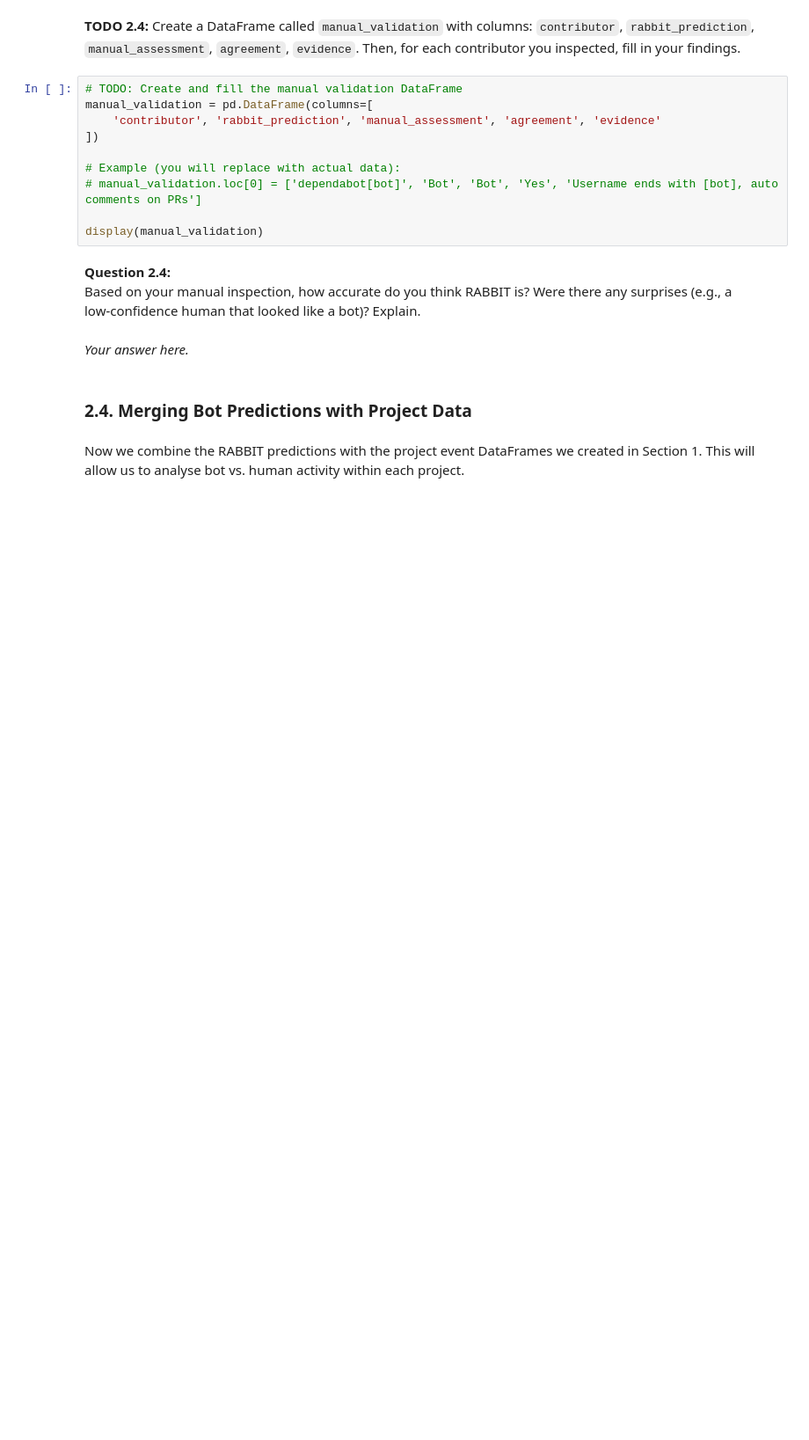
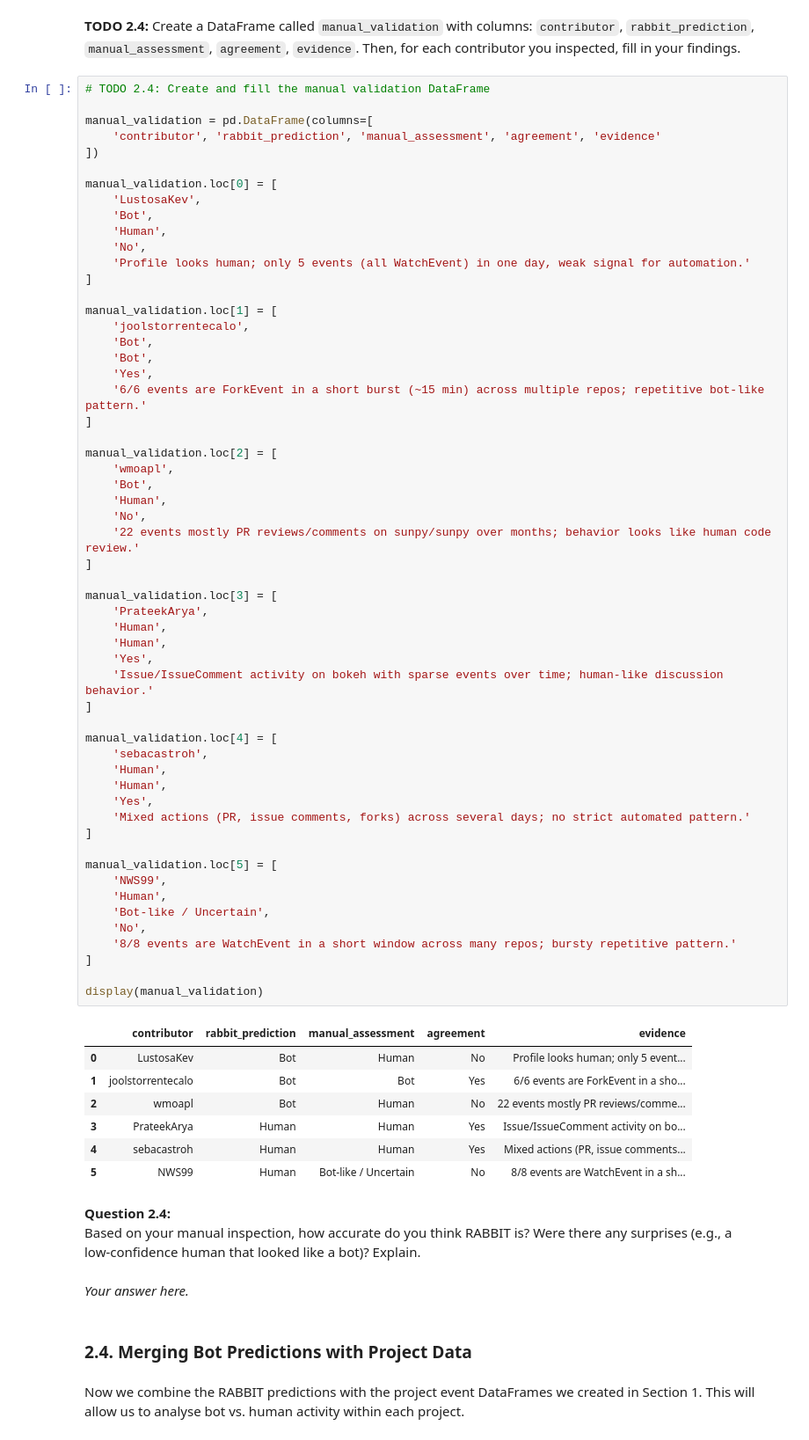
Before and after one commit to oussamahakik/bot-detection-and-roles, a Jupyter notebook: Bots-Template.ipynb, the cells around one changed output. Shown at 88% size. Drawn from its saved outputs; the diff is of its cells as text; blank space fills up the shorter version.

Commit message:
manuel inspection & end todo2.4

```diff
--- a/Bots-Template.ipynb
+++ b/Bots-Template.ipynb
@@ -960,15 +989,69 @@ for _, row in low_conf_samples.iterrows():
 # %% [markdown]
 **TODO 2.4:** Create a DataFrame called `manual_validation` with columns: `contributor`, `rabbit_prediction`, `manual_assessment`, `agreement`, `evidence`. Then, for each contributor you inspected, fill in your findings.
 # %%
-# TODO: Create and fill the manual validation DataFrame
+# TODO 2.4: Create and fill the manual validation DataFrame
+
 manual_validation = pd.DataFrame(columns=[
     'contributor', 'rabbit_prediction', 'manual_assessment', 'agreement', 'evidence'
 ])
 
-# Example (you will replace with actual data):
-# manual_validation.loc[0] = ['dependabot[bot]', 'Bot', 'Bot', 'Yes', 'Username ends with [bot], auto comments on PRs']
+manual_validation.loc[0] = [
+    'LustosaKev',
+    'Bot',
+    'Human',
+    'No',
+    'Profile looks human; only 5 events (all WatchEvent) in one day, weak signal for automation.'
+]
+
+manual_validation.loc[1] = [
+    'joolstorrentecalo',
+    'Bot',
+    'Bot',
+    'Yes',
+    '6/6 events are ForkEvent in a short burst (~15 min) across multiple repos; repetitive bot-like pattern.'
+]
+
+manual_validation.loc[2] = [
+    'wmoapl',
+    'Bot',
+    'Human',
+    'No',
+    '22 events mostly PR reviews/comments on sunpy/sunpy over months; behavior looks like human code review.'
+]
+
+manual_validation.loc[3] = [
+    'PrateekArya',
+    'Human',
+    'Human',
+    'Yes',
+    'Issue/IssueComment activity on bokeh with sparse events over time; human-like discussion behavior.'
+]
+
+manual_validation.loc[4] = [
+    'sebacastroh',
+    'Human',
+    'Human',
+    'Yes',
+    'Mixed actions (PR, issue comments, forks) across several days; no strict automated pattern.'
+]
+
+manual_validation.loc[5] = [
+    'NWS99',
+    'Human',
+    'Bot-like / Uncertain',
+    'No',
+    '8/8 events are WatchEvent in a short window across many repos; bursty repetitive pattern.'
+]
 
 display(manual_validation)
+# %% [output]
+|  | contributor | rabbit_prediction | manual_assessment | agreement | evidence |
+| 0 | LustosaKev | Bot | Human | No | Profile looks human; only 5 event... |
+| 1 | joolstorrentecalo | Bot | Bot | Yes | 6/6 events are ForkEvent in a sho... |
+| 2 | wmoapl | Bot | Human | No | 22 events mostly PR reviews/comme... |
+| 3 | PrateekArya | Human | Human | Yes | Issue/IssueComment activity on bo... |
+| 4 | sebacastroh | Human | Human | Yes | Mixed actions (PR, issue comments... |
+| 5 | NWS99 | Human | Bot-like / Uncertain | No | 8/8 events are WatchEvent in a sh... |
 # %% [markdown]
 **Question 2.4:**
 Based on your manual inspection, how accurate do you think RABBIT is? Were there any surprises (e.g., a low‑confidence human that looked like a bot)? Explain.
```
Also changed, not shown: parts of 2 cells of this notebook.
